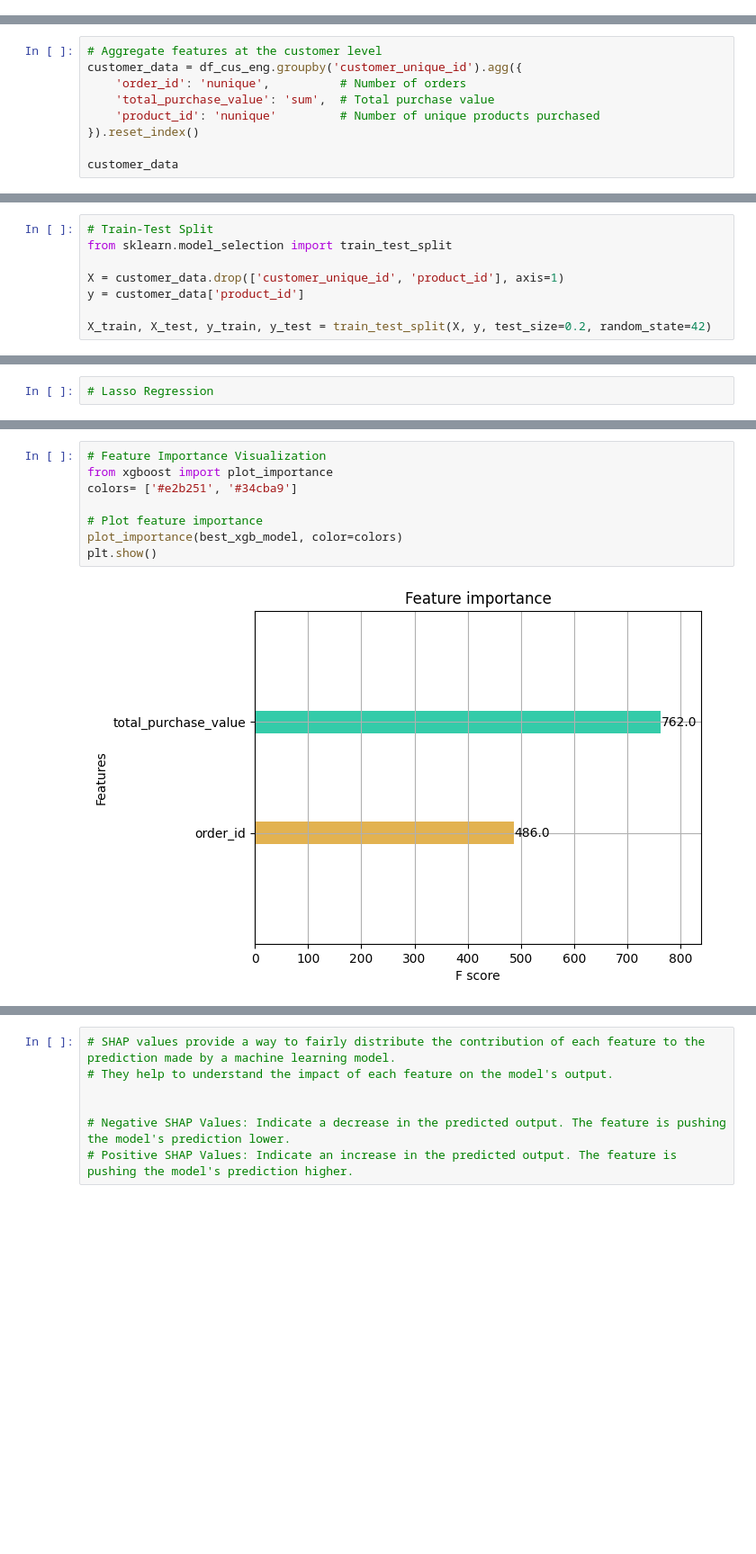
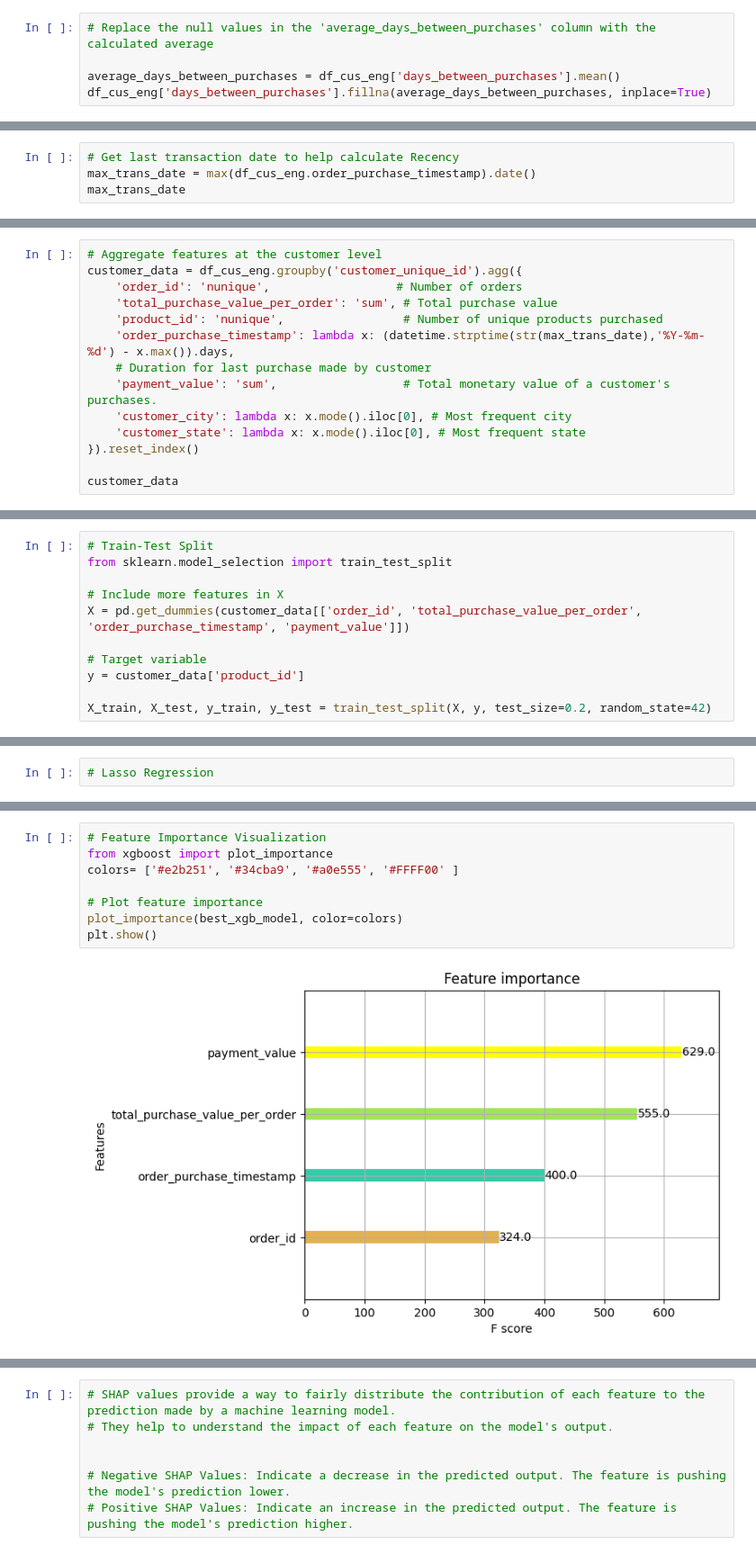
Before and after one commit to yjia28tan/Big-Data-Programming-Project, a Jupyter notebook: Code&Dataset/cleaned dataset/Customer_engagement_anslysis.ipynb, the cells around one changed output, grey strips where cells are left out. Shown: that part at 90% size. Drawn from its saved outputs; the diff is of its cells as text; blank space fills up the shorter version.

```diff
--- a/Code&Dataset/cleaned dataset/Customer_engagement_anslysis.ipynb
+++ b/Code&Dataset/cleaned dataset/Customer_engagement_anslysis.ipynb
@@ -163,0 +289,5 @@ plt.show()
+# %%
+# Replace the null values in the 'average_days_between_purchases' column with the calculated average
+
+average_days_between_purchases = df_cus_eng['days_between_purchases'].mean()
+df_cus_eng['days_between_purchases'].fillna(average_days_between_purchases, inplace=True)
@@ -163,0 +339,4 @@ plt.show()
+# %%
+# Get last transaction date to help calculate Recency
+max_trans_date = max(df_cus_eng.order_purchase_timestamp).date()
+max_trans_date
@@ -215,9 +434,14 @@ plt.show()
 # %%
 # Aggregate features at the customer level
 customer_data = df_cus_eng.groupby('customer_unique_id').agg({
-    'order_id': 'nunique',          # Number of orders
-    'total_purchase_value': 'sum',  # Total purchase value
-    'product_id': 'nunique'         # Number of unique products purchased
+    'order_id': 'nunique',                  # Number of orders
+    'total_purchase_value_per_order': 'sum', # Total purchase value
+    'product_id': 'nunique',                 # Number of unique products purchased
+    'order_purchase_timestamp': lambda x: (datetime.strptime(str(max_trans_date),'%Y-%m-%d') - x.max()).days,
+    # Duration for last purchase made by customer
+    'payment_value': 'sum',                  # Total monetary value of a customer's purchases.
+    'customer_city': lambda x: x.mode().iloc[0], # Most frequent city
+    'customer_state': lambda x: x.mode().iloc[0], # Most frequent state
 }).reset_index()
 
 customer_data
@@ -241,7 +465,10 @@ customer_data
 # Train-Test Split
 from sklearn.model_selection import train_test_split
 
-X = customer_data.drop(['customer_unique_id', 'product_id'], axis=1)
+# Include more features in X
+X = pd.get_dummies(customer_data[['order_id', 'total_purchase_value_per_order', 'order_purchase_timestamp', 'payment_value']])
+
+# Target variable
 y = customer_data['product_id']
 
 X_train, X_test, y_train, y_test = train_test_split(X, y, test_size=0.2, random_state=42)
@@ -485,13 +776,13 @@ Test Set MSE: 0.058574971416498055
 # %%
 # Feature Importance Visualization
 from xgboost import plot_importance
-colors= ['#e2b251', '#34cba9']
+colors= ['#e2b251', '#34cba9', '#a0e555', '#FFFF00' ]
 
 # Plot feature importance
 plot_importance(best_xgb_model, color=colors)
 plt.show()
 # %% [output]
-[figure, old version]
+[figure, new version]
 # %%
 # The F-score reflects the relative importance of each feature in the context of XGBoost model.
 # Higher F-scores indicate more important features according to the model.
```
Also changed, not shown: parts of 63 cells of this notebook, 1 other file.
